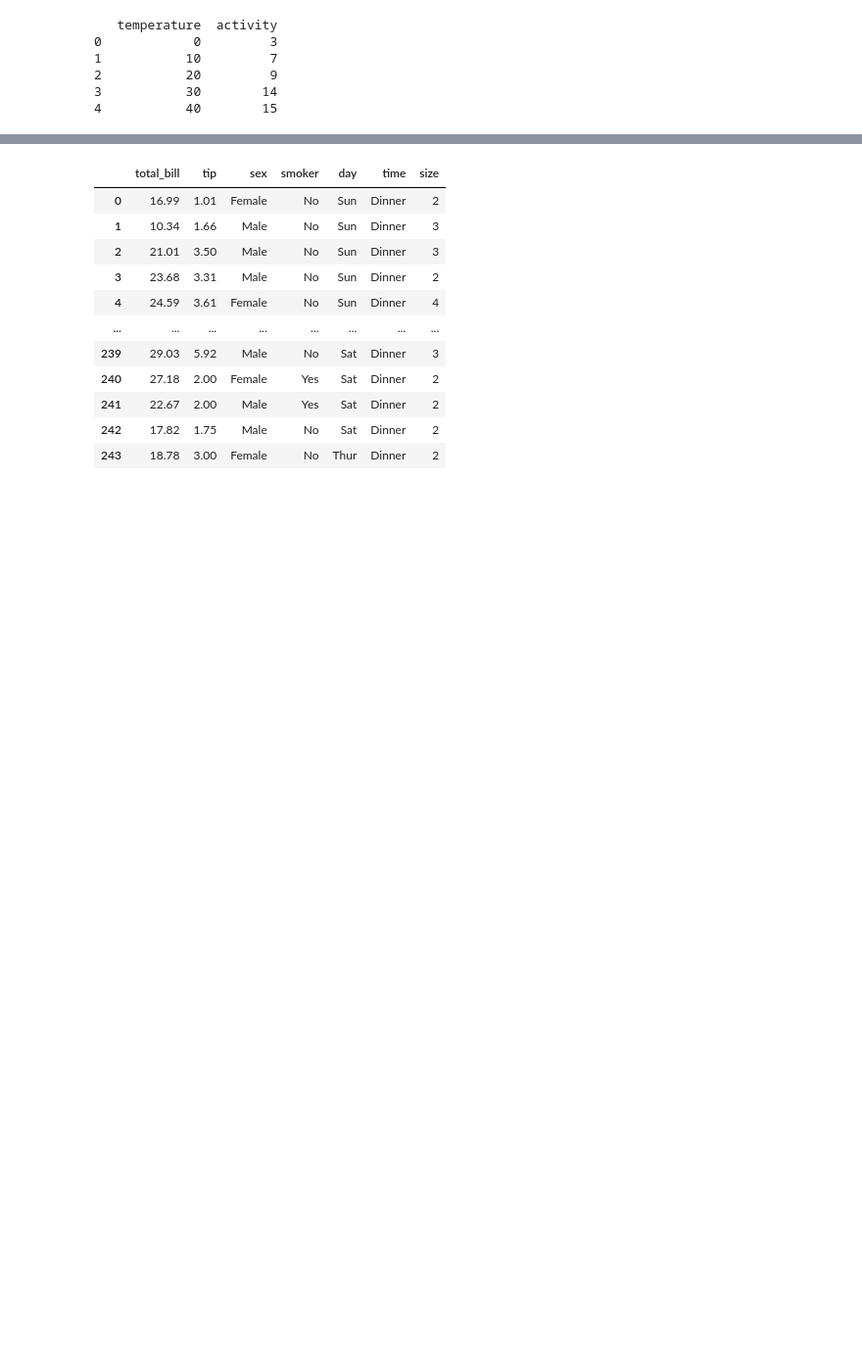
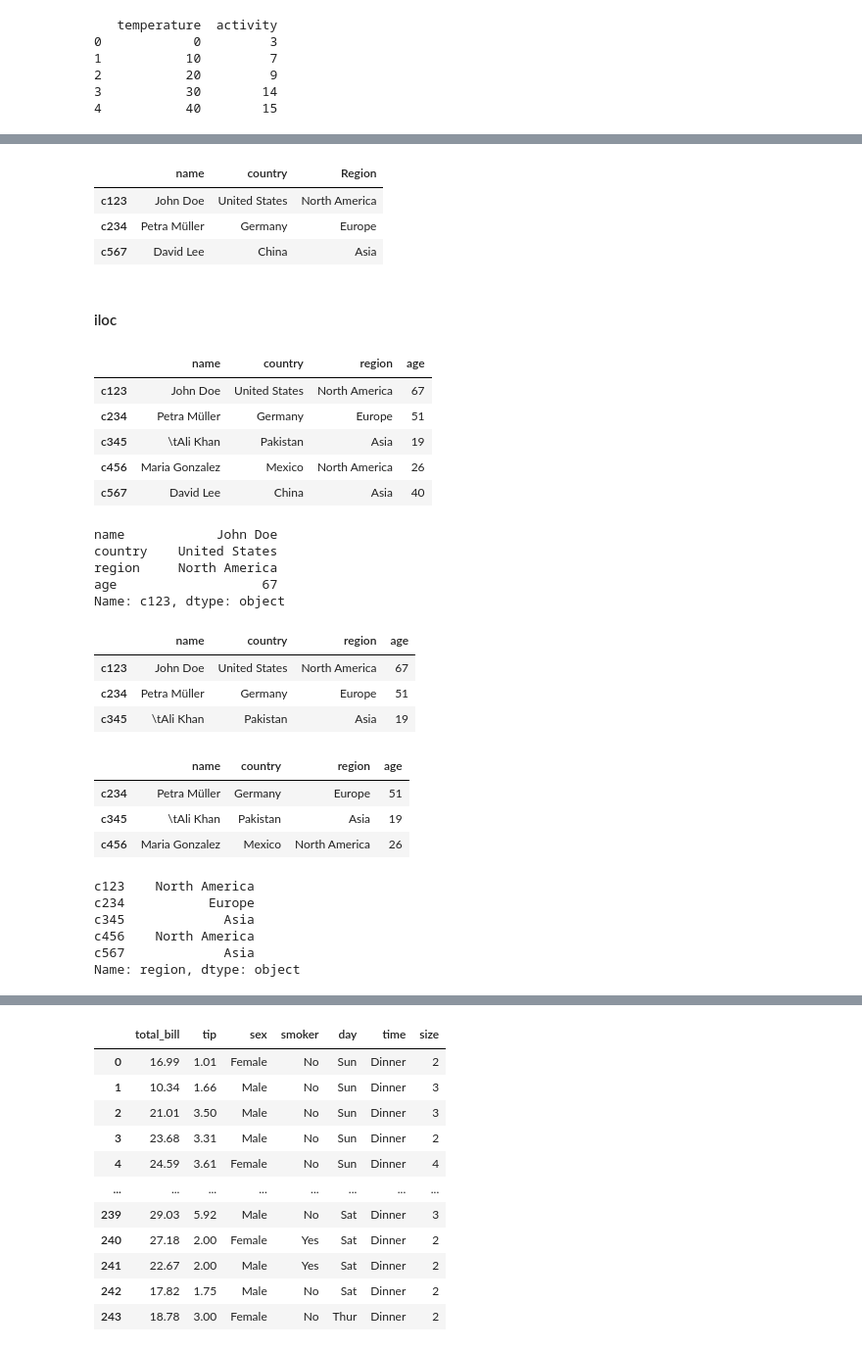
Before and after one commit to 00Bhuwan/module1-uba, a Jupyter notebook: module3/_32_pandas.ipynb, the cells around one changed output, grey strips where cells are left out. Shown at 98% size. Saved outputs shown, nothing was run; the diff lists cells and outputs as text; code cells hidden in the pictures; blank space fills up the shorter version.

```diff
--- a/module3/_32_pandas.ipynb
+++ b/module3/_32_pandas.ipynb
@@ -80,0 +177,60 @@ print(my_dataframe)
+# %%
+# specific row and column using loc
+
+df.loc[df.age > 30, 'name':'Region']
+# %% [output]
+|  | name | country | Region |
+| c123 | John Doe | United States | North America |
+| c234 | Petra Müller | Germany | Europe |
+| c567 | David Lee | China | Asia |
+# %%
+df.rename(columns={'Region': 'region'}, inplace=True)
+# %% [markdown]
+#### iloc
+# %%
+df
+# %% [output]
+|  | name | country | region | age |
+| c123 | John Doe | United States | North America | 67 |
+| c234 | Petra Müller | Germany | Europe | 51 |
+| c345 | \tAli Khan | Pakistan | Asia | 19 |
+| c456 | Maria Gonzalez | Mexico | North America | 26 |
+| c567 | David Lee | China | Asia | 40 |
+# %%
+# single row
+df.iloc[0]
+# %% [output]
+name            John Doe
+country    United States
+region     North America
+age                   67
+Name: c123, dtype: object
+# %%
+# multiple rows
+
+df.iloc[[0,1,2]]
+# %% [output]
+|  | name | country | region | age |
+| c123 | John Doe | United States | North America | 67 |
+| c234 | Petra Müller | Germany | Europe | 51 |
+| c345 | \tAli Khan | Pakistan | Asia | 19 |
+# %%
+# using slicing
+
+df.iloc[1:4]
+# %% [output]
+|  | name | country | region | age |
+| c234 | Petra Müller | Germany | Europe | 51 |
+| c345 | \tAli Khan | Pakistan | Asia | 19 |
+| c456 | Maria Gonzalez | Mexico | North America | 26 |
+# %%
+# select column
+
+df.iloc[:,2]
+# %% [output]
+c123    North America
+c234           Europe
+c345             Asia
+c456    North America
+c567             Asia
+Name: region, dtype: object
```
Also changed, not shown: parts of 20 cells of this notebook, 3 other files.
